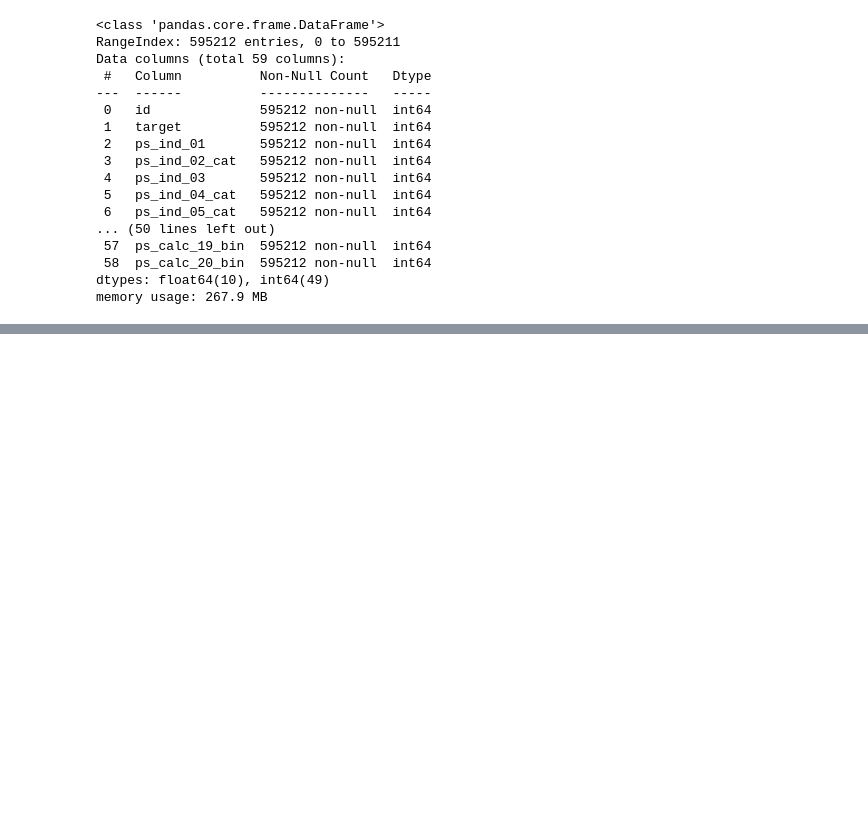
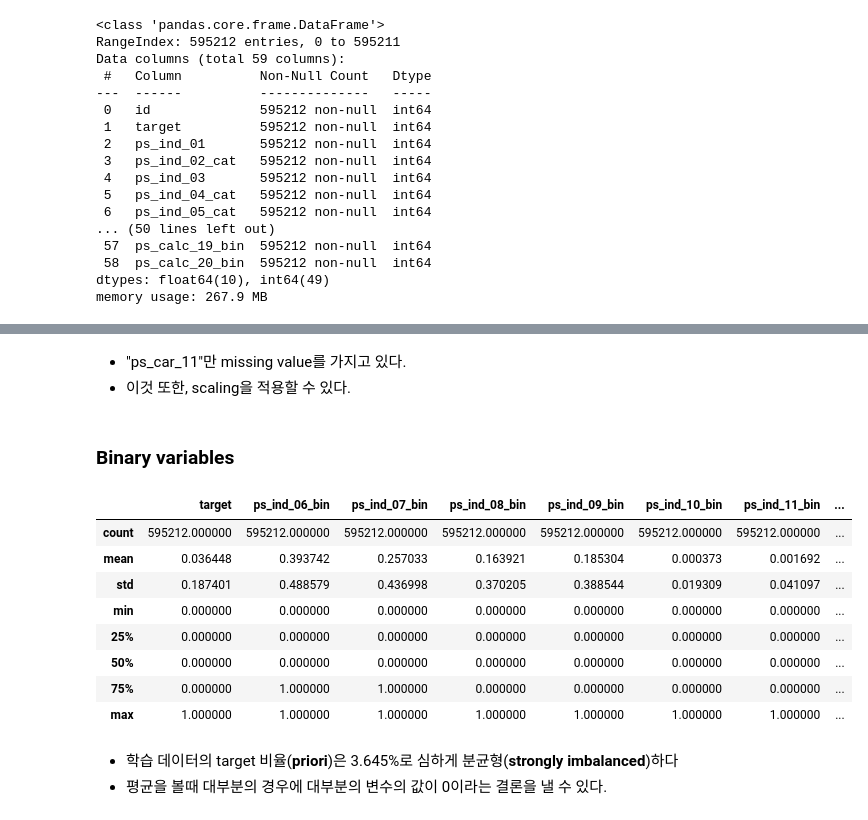
Before and after one commit to jsm9720/kaggle-study, a Jupyter notebook: Porto-Seguro-Safe-Driver-Prediction/Data_Preparation_and_Exploration.ipynb, the cells around one changed output, grey strips where cells are left out. Cells and saved outputs as stored; diff of their text form; code cells hidden in the pictures; blank space fills up the shorter version.

```diff
--- a/Porto-Seguro-Safe-Driver-Prediction/Data_Preparation_and_Exploration.ipynb
+++ b/Porto-Seguro-Safe-Driver-Prediction/Data_Preparation_and_Exploration.ipynb
@@ -123,0 +316,21 @@ memory usage: 267.9 MB
+# %% [markdown]
+- "ps_car_11"만 missing value를 가지고 있다.
+- 이것 또한, scaling을 적용할 수 있다.
+# %% [markdown]
+### Binary variables
+# %%
+v = meta[(meta.level == 'binary') & (meta.keep)].index
+train[v].describe()
+# %% [output]
+|  | target | ps_ind_06_bin | ps_ind_07_bin | ps_ind_08_bin | ps_ind_09_bin | ps_ind_10_bin | ps_ind_11_bin | ... |
+| count | 595212.000000 | 595212.000000 | 595212.000000 | 595212.000000 | 595212.000000 | 595212.000000 | 595212.000000 | ... |
+| mean | 0.036448 | 0.393742 | 0.257033 | 0.163921 | 0.185304 | 0.000373 | 0.001692 | ... |
+| std | 0.187401 | 0.488579 | 0.436998 | 0.370205 | 0.388544 | 0.019309 | 0.041097 | ... |
+| min | 0.000000 | 0.000000 | 0.000000 | 0.000000 | 0.000000 | 0.000000 | 0.000000 | ... |
+| 25% | 0.000000 | 0.000000 | 0.000000 | 0.000000 | 0.000000 | 0.000000 | 0.000000 | ... |
+| 50% | 0.000000 | 0.000000 | 0.000000 | 0.000000 | 0.000000 | 0.000000 | 0.000000 | ... |
+| 75% | 0.000000 | 1.000000 | 1.000000 | 0.000000 | 0.000000 | 0.000000 | 0.000000 | ... |
+| max | 1.000000 | 1.000000 | 1.000000 | 1.000000 | 1.000000 | 1.000000 | 1.000000 | ... |
+# %% [markdown]
+- 학습 데이터의 target 비율(**priori**)은 3.645%로 심하게 분균형(**strongly imbalanced**)하다
+- 평균을 볼때 대부분의 경우에 대부분의 변수의 값이 0이라는 결론을 낼 수 있다.
```
Also changed, not shown: parts of 35 cells of this notebook.
